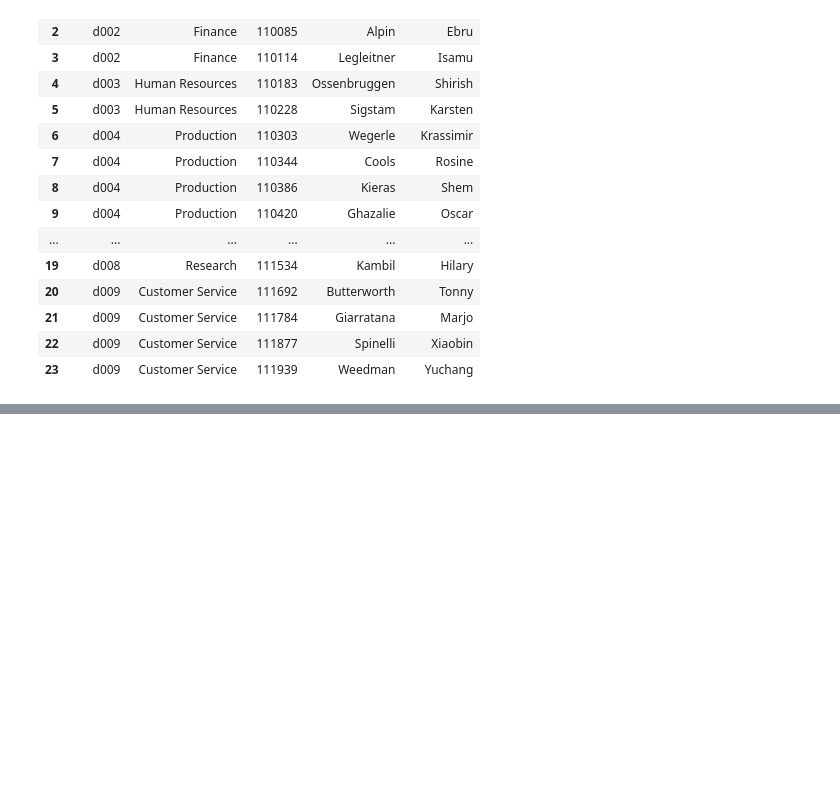
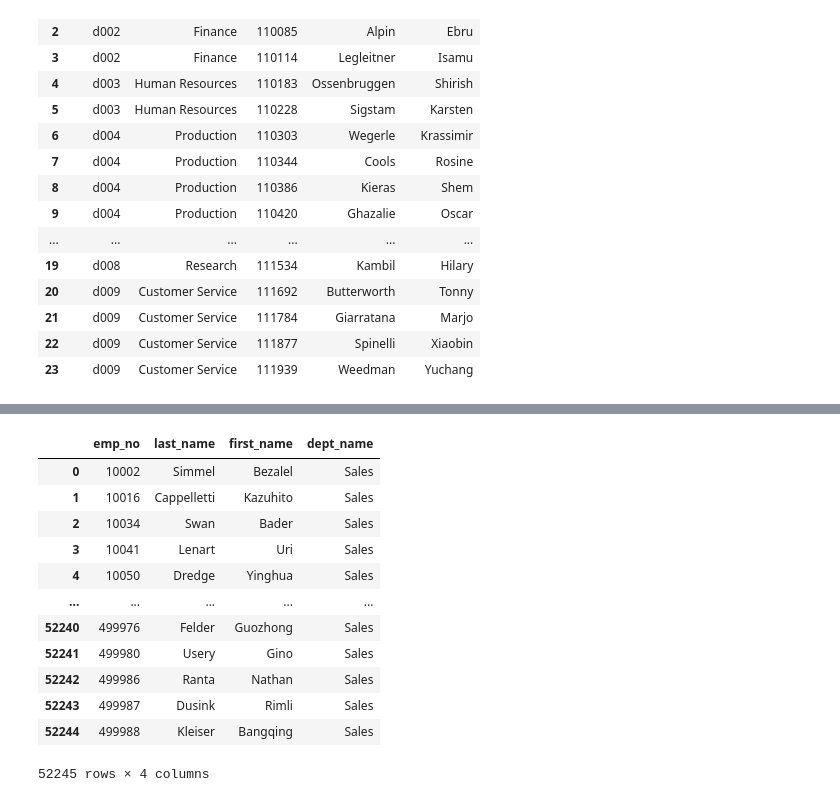
Before and after one commit to IrinaUX/sql-challenge, a Jupyter notebook: postgreSQL.ipynb, the cells around one changed output, grey strips where cells are left out. Cells and saved outputs as stored; diff of their text form; code cells hidden in the pictures; blank space fills up the shorter version.

```diff
--- a/postgreSQL.ipynb
+++ b/postgreSQL.ipynb
@@ -101,0 +142,18 @@ department_managers_df.sort_values('emp_no', ascending=True)
+# %%
+# Import employee_dept_sales table:
+employee_dept_sales_df = pd.read_sql_table("employee_dept_sales", con=engine, )
+employee_dept_sales_df.sort_values('emp_no', ascending=True)
+# %% [output]
+|  | emp_no | last_name | first_name | dept_name |
+| 0 | 10002 | Simmel | Bezalel | Sales |
+| 1 | 10016 | Cappelletti | Kazuhito | Sales |
+| 2 | 10034 | Swan | Bader | Sales |
+| 3 | 10041 | Lenart | Uri | Sales |
+| 4 | 10050 | Dredge | Yinghua | Sales |
+| ... | ... | ... | ... | ... |
+| 52240 | 499976 | Felder | Guozhong | Sales |
+| 52241 | 499980 | Usery | Gino | Sales |
+| 52242 | 499986 | Ranta | Nathan | Sales |
+| 52243 | 499987 | Dusink | Rimli | Sales |
+| 52244 | 499988 | Kleiser | Bangqing | Sales |
+52245 rows × 4 columns
```
Also changed, not shown: parts of 4 cells of this notebook, 1 other file.
